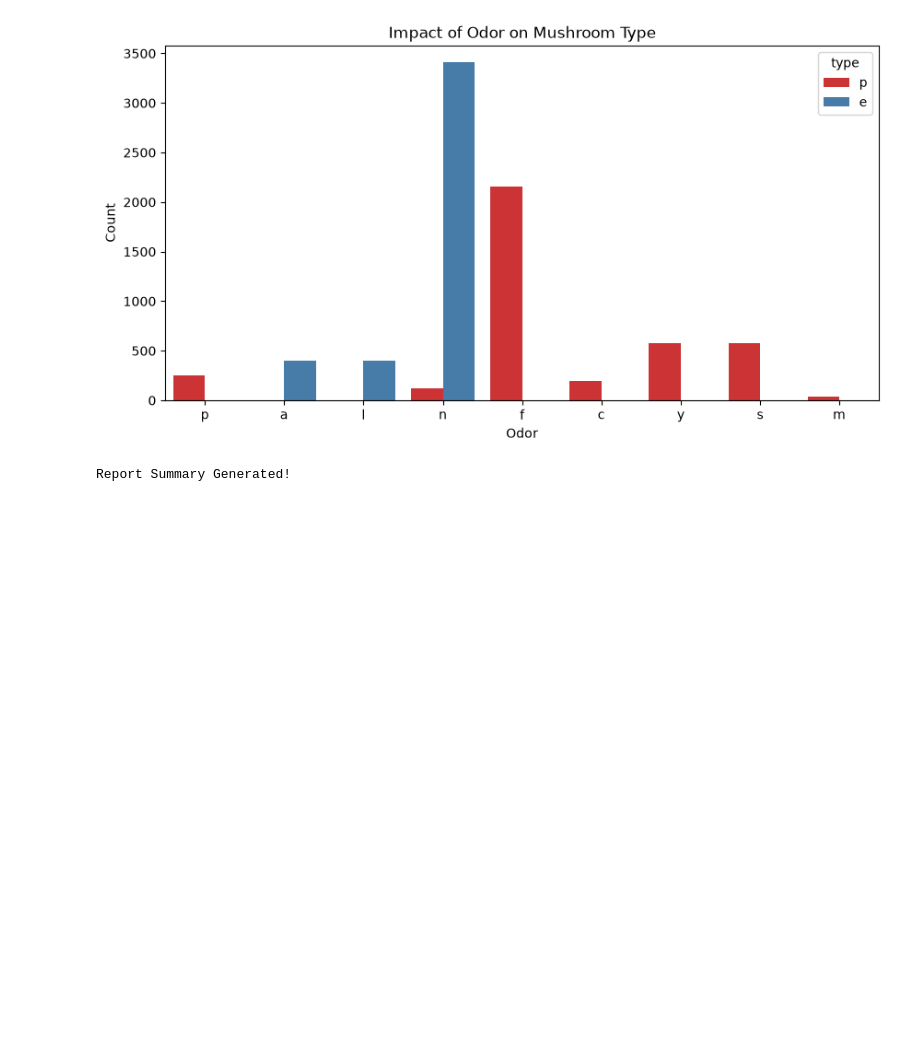
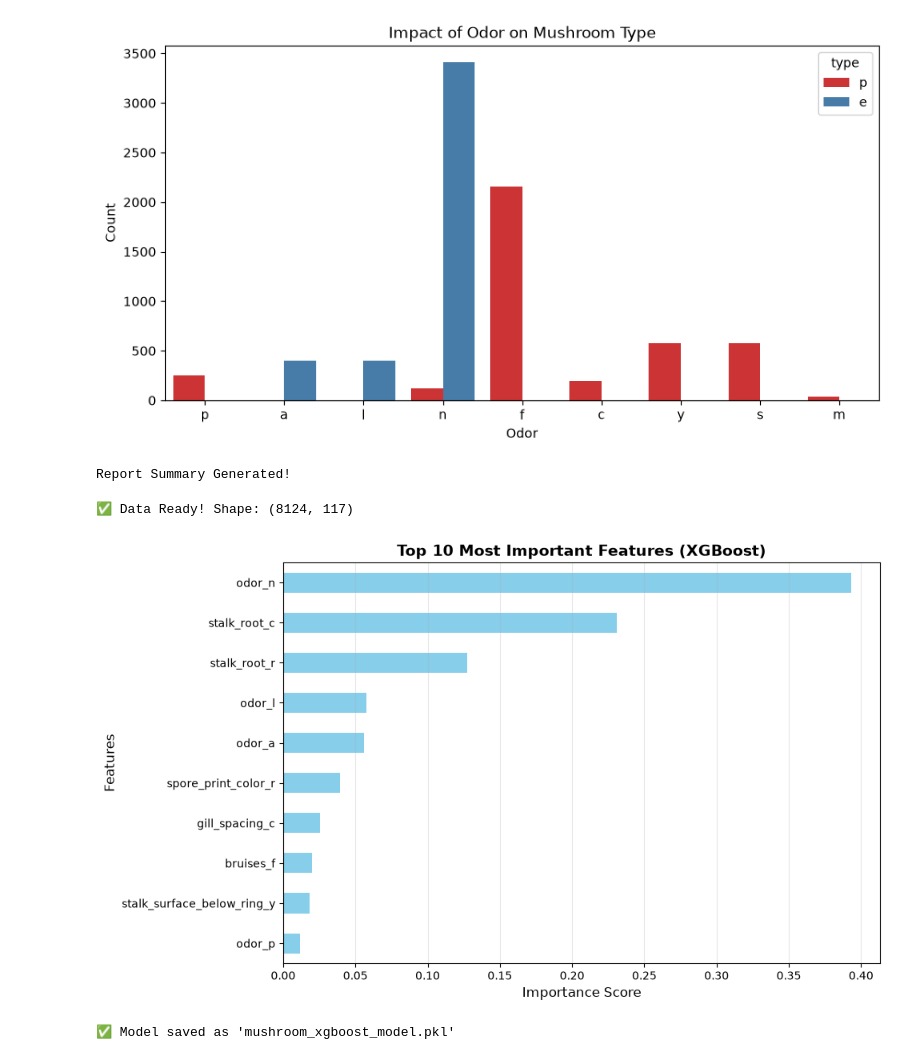
Before and after one commit to muhammadali28308-glitch/mushrooms-decision-tree, a Jupyter notebook: mashrooms.ipynb, the cells around one changed output. Drawn from its saved outputs; the diff is of its cells as text; code cells hidden in the pictures; blank space fills up the shorter version.

```diff
--- a/mashrooms.ipynb
+++ b/mashrooms.ipynb
@@ -898,3 +897,55 @@ summary = df.groupby('type').mean(numeric_only=True) # (Yeh sirf numbers par kaa
 print("Report Summary Generated!")
 # %% [output]
 Report Summary Generated!
+# %%
+import pandas as pd
+import matplotlib.pyplot as plt
+from xgboost import XGBClassifier
+from sklearn.preprocessing import OneHotEncoder, LabelEncoder
+
+df = pd.read_csv("mushrooms.csv")
+x = df.drop("type", axis=1)
+y = df["type"]
+
+encoder = OneHotEncoder(sparse_output=False, handle_unknown='ignore')
+x_onehot = encoder.fit_transform(x)
+
+le_y = LabelEncoder()
+y_encoded = le_y.fit_transform(y)
+
+print("✅ Data Ready! Shape:", x_onehot.shape)
+
+
+xgb_full = XGBClassifier(
+    n_estimators=100,
+    max_depth=5,
+    learning_rate=0.1,
+    random_state=42,
+    eval_metric='logloss'
+)
+xgb_full.fit(x_onehot, y_encoded)
+
+
+importances = xgb_full.feature_importances_
+feature_names = encoder.get_feature_names_out(x.columns)
+feat_imp = pd.Series(importances, index=feature_names).nlargest(10)
+
+
+plt.figure(figsize=(10, 6))
+feat_imp.plot(kind='barh', color='skyblue')
+plt.xlabel("Importance Score", fontsize=12)
+plt.ylabel("Features", fontsize=12)
+plt.title("Top 10 Most Important Features (XGBoost)", fontsize=14, fontweight='bold')
+plt.gca().invert_yaxis()
+plt.grid(True, alpha=0.3, axis='x')
+plt.tight_layout()
+plt.show()
+
+
+import joblib
+joblib.dump(xgb_full, "mushroom_xgboost_model.pkl")
+print("\n✅ Model saved as 'mushroom_xgboost_model.pkl'")
+# %% [output]
+✅ Data Ready! Shape: (8124, 117)
+[figure, added]
+✅ Model saved as 'mushroom_xgboost_model.pkl'
```
Also changed, not shown: parts of 1 cell of this notebook, 5 other files.
